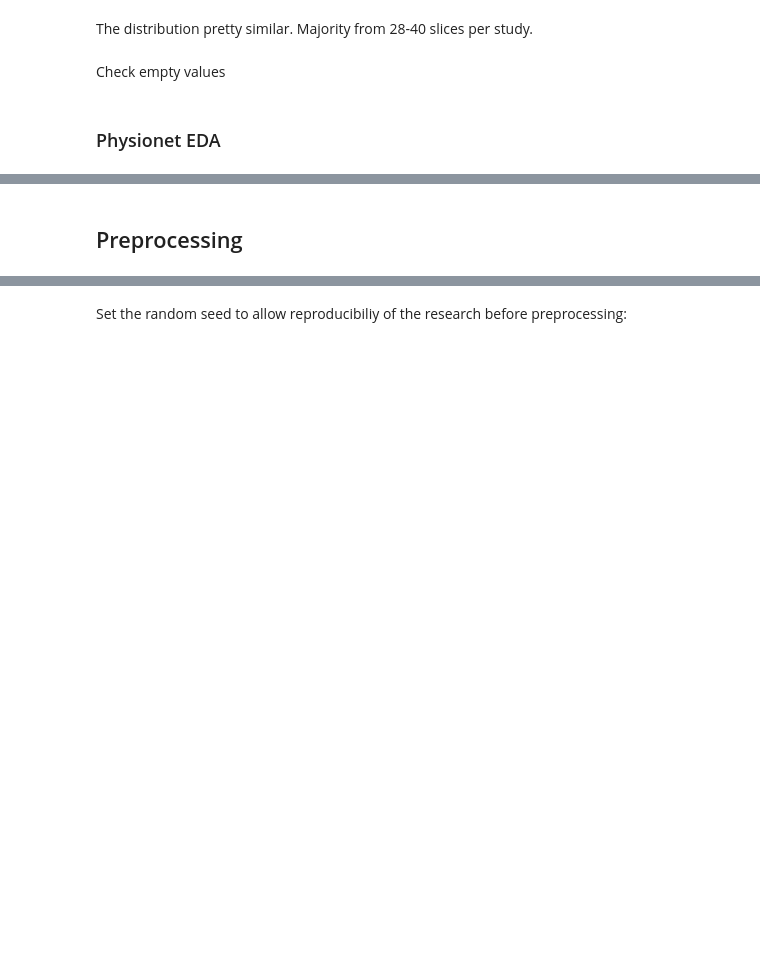
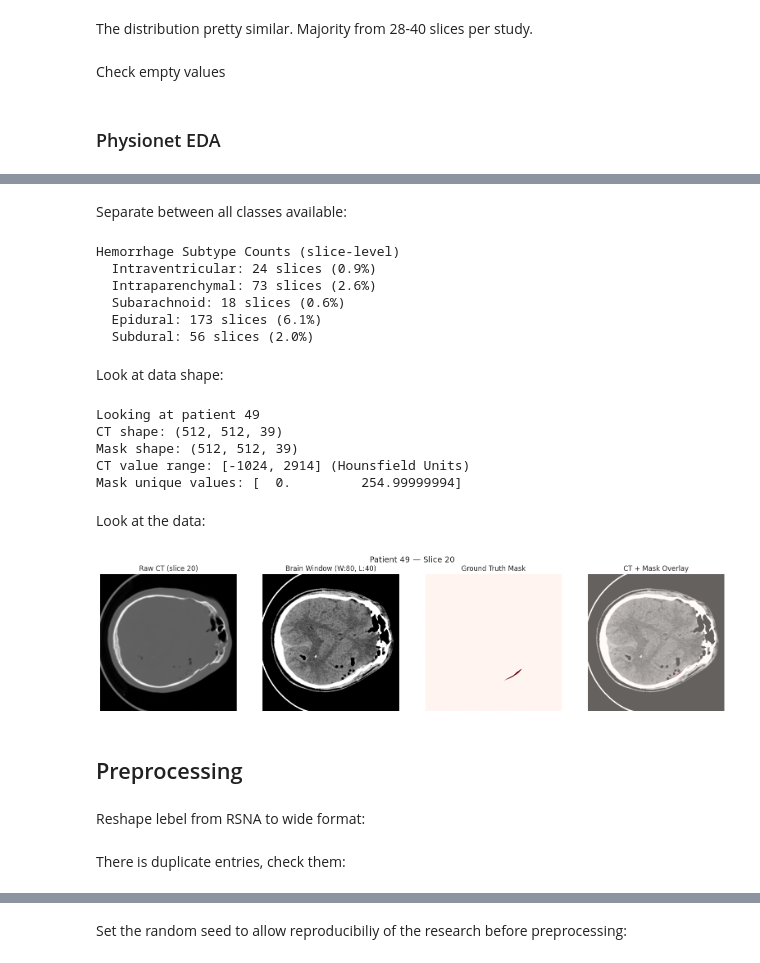
Before and after one commit to azhar-rafiq/thesis-xai, a Jupyter notebook: thesis.ipynb, the cells around one changed output, grey strips where cells are left out. Cells and saved outputs as stored; diff of their text form; code cells hidden in the pictures; blank space fills up the shorter version.

```diff
--- a/thesis.ipynb
+++ b/thesis.ipynb
@@ -432,2 +532,78 @@ aa
+# %% [markdown]
+Separate between all classes available:
+# %%
+subtypes = ['Intraventricular', 'Intraparenchymal', 'Subarachnoid', 'Epidural', 'Subdural']
+print('Hemorrhage Subtype Counts (slice-level)')
+for st in subtypes:
+    count = labels_physio_df[st].sum()
+    print(f'  {st}: {count} slices ({count/len(labels_physio_df)*100:.1f}%)')
+# %% [output]
+Hemorrhage Subtype Counts (slice-level)
+  Intraventricular: 24 slices (0.9%)
+  Intraparenchymal: 73 slices (2.6%)
+  Subarachnoid: 18 slices (0.6%)
+  Epidural: 173 slices (6.1%)
+  Subdural: 56 slices (2.0%)
+# %% [markdown]
+Look at data shape:
+# %%
+#look at ONE scan
+sample_patient = labels_physio_df[labels_physio_df['No_Hemorrhage'] == 0]['PatientNumber'].iloc[0]
+print(f'Looking at patient {sample_patient}')
+
+#load NIfTI
+ct_nii = nib.load(str(PHYSIONET_DIR / 'ct_scans' / f'{sample_patient:03d}.nii'))
+mask_nii = nib.load(str(PHYSIONET_DIR / 'masks' / f'{sample_patient:03d}.nii'))
+
+ct_data = ct_nii.get_fdata() #hape: (H, W, num_slices)
+mask_data = mask_nii.get_fdata()
+
+print(f'CT shape: {ct_data.shape}')
+print(f'Mask shape: {mask_data.shape}')
+print(f'CT value range: [{ct_data.min():.0f}, {ct_data.max():.0f}] (Hounsfield Units)')
+print(f'Mask unique values: {np.unique(mask_data)}')
+# %% [output]
+Looking at patient 49
+CT shape: (512, 512, 39)
+Mask shape: (512, 512, 39)
+CT value range: [-1024, 2914] (Hounsfield Units)
+Mask unique values: [  0.         254.99999994]
+# %% [markdown]
+Look at the data:
+# %%
+#find a slice that actually has blood in it
+patient_labels = labels_physio_df[labels_physio_df['PatientNumber'] == sample_patient]
+hemorrhage_slices = patient_labels[patient_labels['No_Hemorrhage'] == 0]['SliceNumber'].values
+mid_slice = hemorrhage_slices[len(hemorrhage_slices)//2] - 1  # 0-indexed
+
+fig, axes = plt.subplots(1, 4, figsize=(16, 4))
+
+#raw CT
+axes[0].imshow(ct_data[:, :, mid_slice], cmap='gray')
+axes[0].set_title(f'Raw CT (slice {mid_slice+1})')
+
+#brain window (W:80, L:40)
+brain_win = np.clip(ct_data[:, :, mid_slice], 0, 80) / 80
+axes[1].imshow(brain_win, cmap='gray')
+axes[1].set_title('Brain Window (W:80, L:40)')
+
+#mask
+axes[2].imshow(mask_data[:, :, mid_slice], cmap='Reds')
+axes[2].set_title('Ground Truth Mask')
+
+#overlay
+axes[3].imshow(brain_win, cmap='gray')
+axes[3].imshow(mask_data[:, :, mid_slice], cmap='Reds', alpha=0.4)
+axes[3].set_title('CT + Mask Overlay')
+
+for ax in axes:
+    ax.axis('off')
+plt.suptitle(f'Patient {sample_patient} — Slice {mid_slice+1}', fontsize=14)
+plt.tight_layout()
+plt.show()
+# %% [output]
+[figure, added]
 # %% [markdown]
 ## Preprocessing
+# %% [markdown]
+Reshape lebel from RSNA to wide format:
@@ -433,0 +614,2 @@ aa
+# %% [markdown]
+There is duplicate entries, check them:
```
Also changed, not shown: parts of 40 cells of this notebook, 2 other files.
